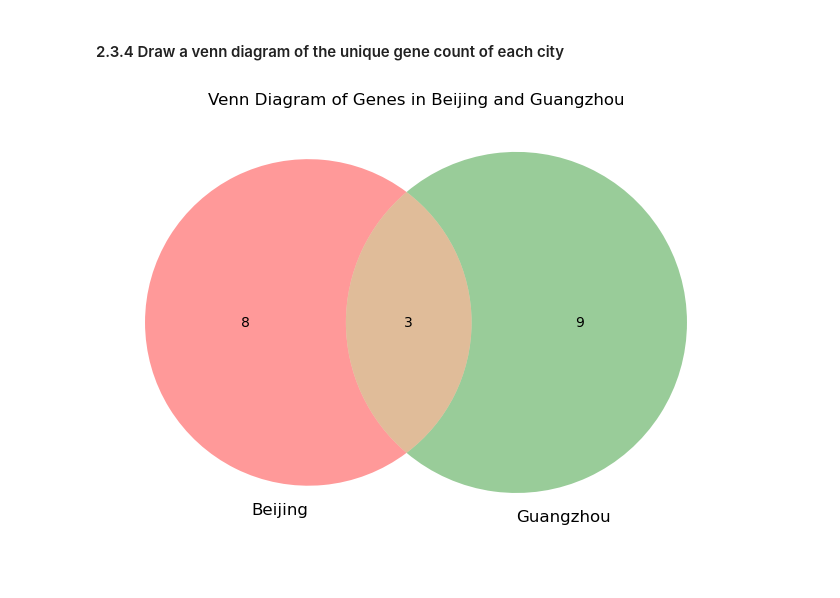
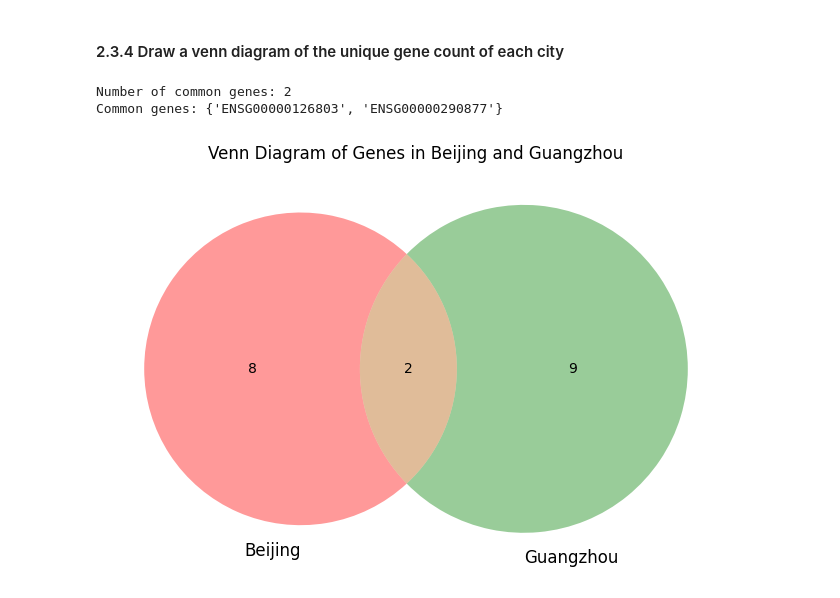
Before and after one commit to Lucas04-nhr/SNP-Analysis, a Jupyter notebook: workaround/cross_validation/cross_validation.ipynb, the cells around one changed output. Drawn from its saved outputs; the diff is of its cells as text; code cells hidden in the pictures; blank space fills up the shorter version.

Commit message:
Fix execution counts and update reference IDs in analysis notebook

```diff
--- a/workaround/cross_validation/cross_validation.ipynb
+++ b/workaround/cross_validation/cross_validation.ipynb
@@ -376,8 +384,8 @@ So, the next step is to see the cross-validation results of the Bac-Gene data in
 
 > The gene data is filtered out from the top 5 SNPs of each bacteria. See the script [here](https://github.com/Lucas04-nhr/SNP-Analysis/blob/main/script/snp_fetch.py).
 # %%
-gene_bj = pd.read_csv('../../result/analysis/gene_allocation/bac_age_BJ_snp_gene.csv')
-gene_gz = pd.read_csv('../../result/analysis/gene_allocation/bac_age_GZ_snp_gene.csv')
+gene_bj = pd.read_csv('../../result/analysis/bac_age_BJ_snp_gene.csv')
+gene_gz = pd.read_csv('../../result/analysis/bac_age_GZ_snp_gene.csv')
 # %%
 gene_bj.head()
 # %% [output]
@@ -408,18 +416,27 @@ gene_gz['gene_id'].nunique()
 11
 # %% [markdown]
 #### 2.3.4 Draw a venn diagram of the unique gene count of each city
+# %%
+# Draw the Venn diagram
+
+# Create a set for all the genes in BJ and GZ
+set_gene_bj = set(gene_bj['gene_id'].dropna().unique())
+set_gene_gz = set(gene_gz['gene_id'].dropna().unique())
+
+
+# Find which gene appears in both 2 cities
+set_gene_common = set_gene_bj.intersection(set_gene_gz)
+print('Number of common genes:', len(set_gene_common))
+print('Common genes:', set_gene_common)
+# %% [output]
+Number of common genes: 2
+Common genes: {'ENSG00000126803', 'ENSG00000290877'}
 # %%
-# Draw the Venn diagram
-
-# Create a set for all the genes in BJ and GZ
-set_gene_bj = set(gene_bj['gene_id'].unique())
-set_gene_gz = set(gene_gz['gene_id'].unique())
-
 # Create a Venn diagram
 plt.figure(figsize=(8, 8), dpi=100)
 venn2([set_gene_bj, set_gene_gz], ('Beijing', 'Guangzhou'))
 plt.title('Venn Diagram of Genes in Beijing and Guangzhou')
 plt.savefig('./venn_diagram_gene_age.pdf')
 plt.show()
 # %% [output]
-[figure, old version]
+[figure, new version]
```
Also changed, not shown: parts of 4 cells of this notebook, 1 other file.
